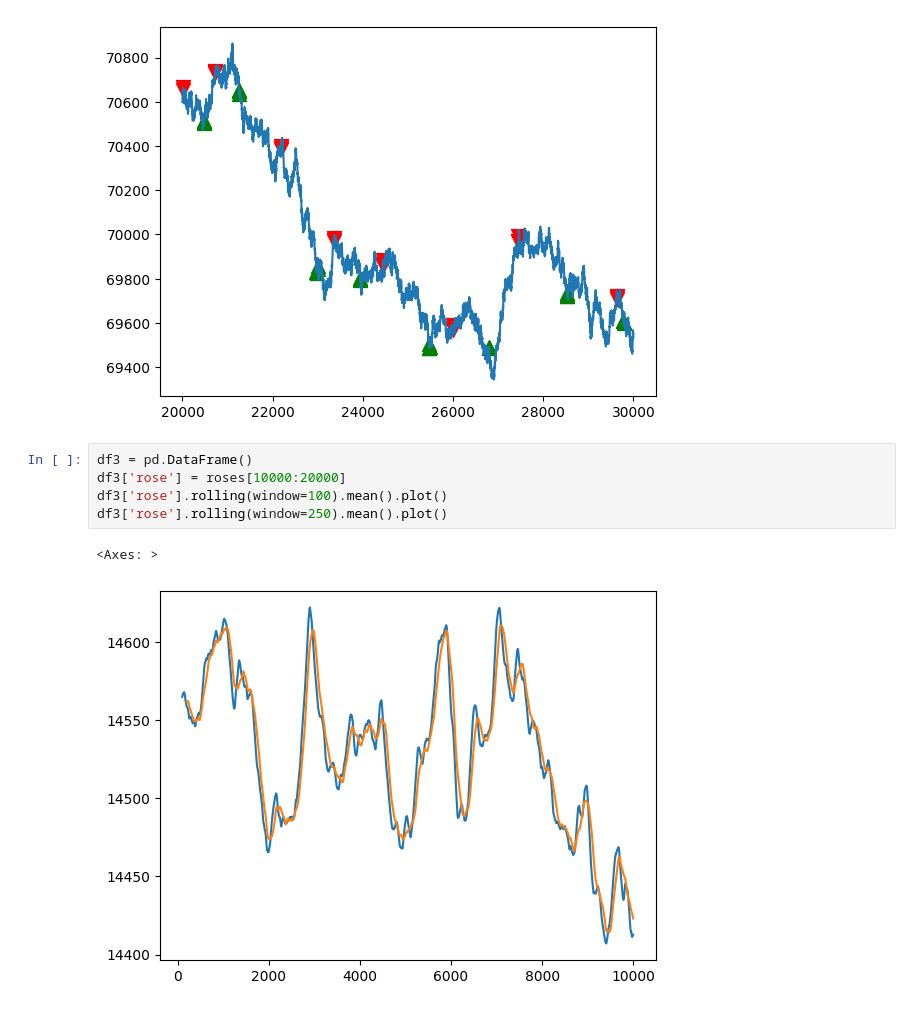
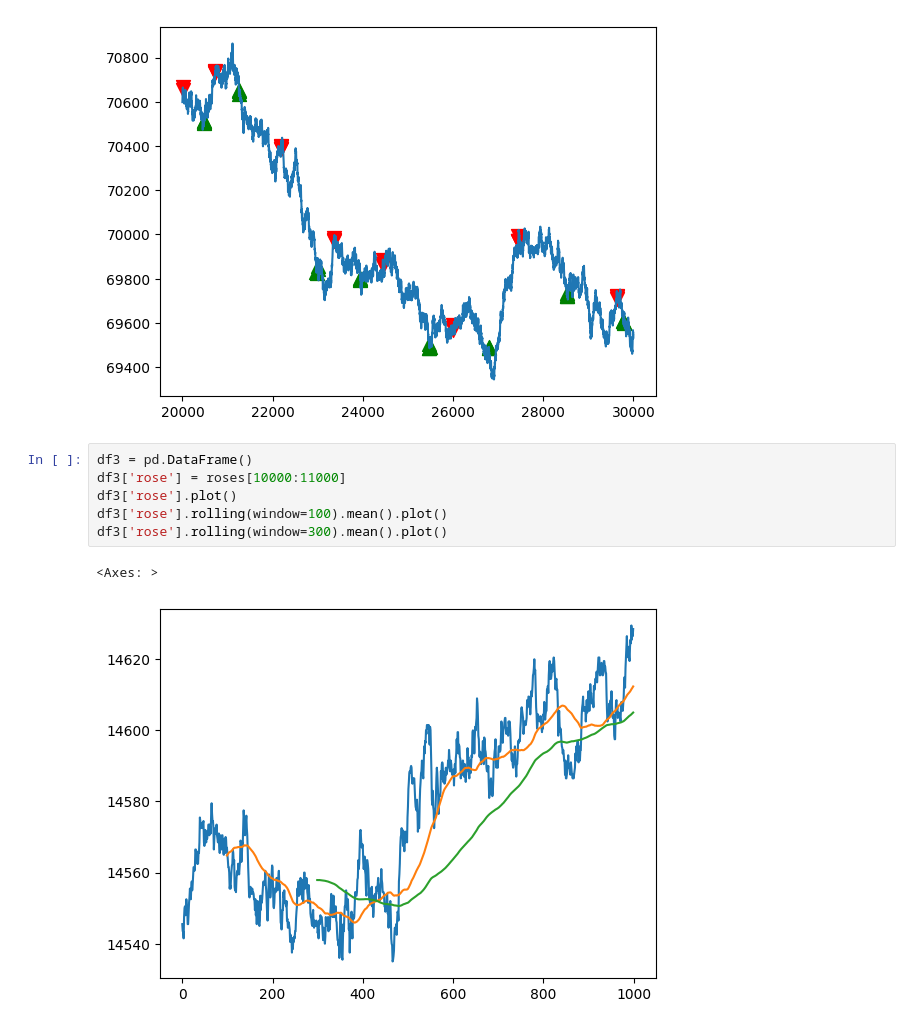
Before and after one commit to naman-doshi/IMCProsperity-2, a Jupyter notebook: R3/analysis.ipynb, the cells around one changed output. Cells and saved outputs as stored; diff of their text form.

```diff
--- a/R3/analysis.ipynb
+++ b/R3/analysis.ipynb
@@ -66,9 +66,10 @@ df2['basket'][20000:].plot()
 [figure]
 # %%
 df3 = pd.DataFrame()
-df3['rose'] = roses[10000:20000]
+df3['rose'] = roses[10000:11000]
+df3['rose'].plot()
 df3['rose'].rolling(window=100).mean().plot()
-df3['rose'].rolling(window=250).mean().plot()
+df3['rose'].rolling(window=300).mean().plot()
 # %% [output]
 <Axes: >
-[figure, old version]
+[figure, new version]
```
Also changed, not shown: 13 other files.
